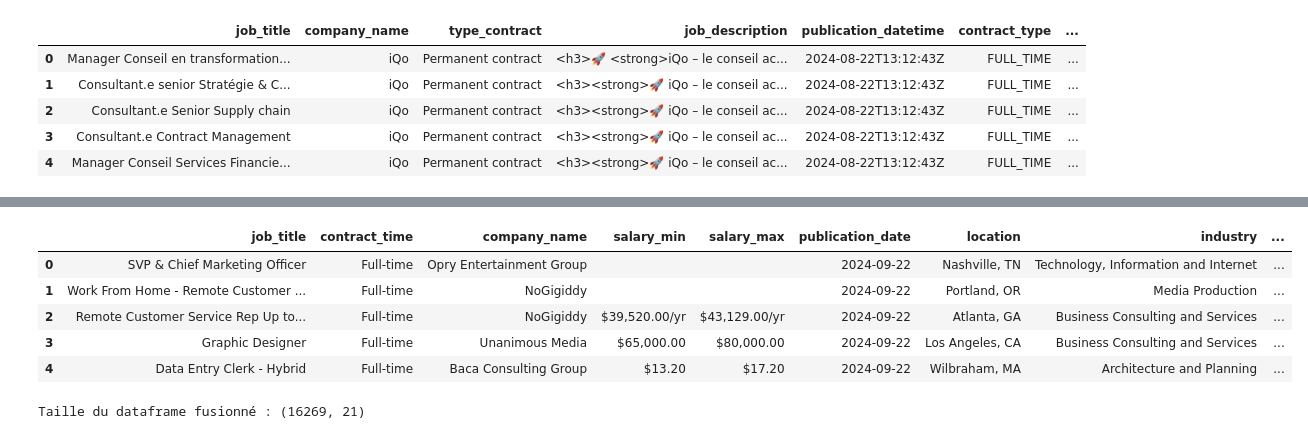
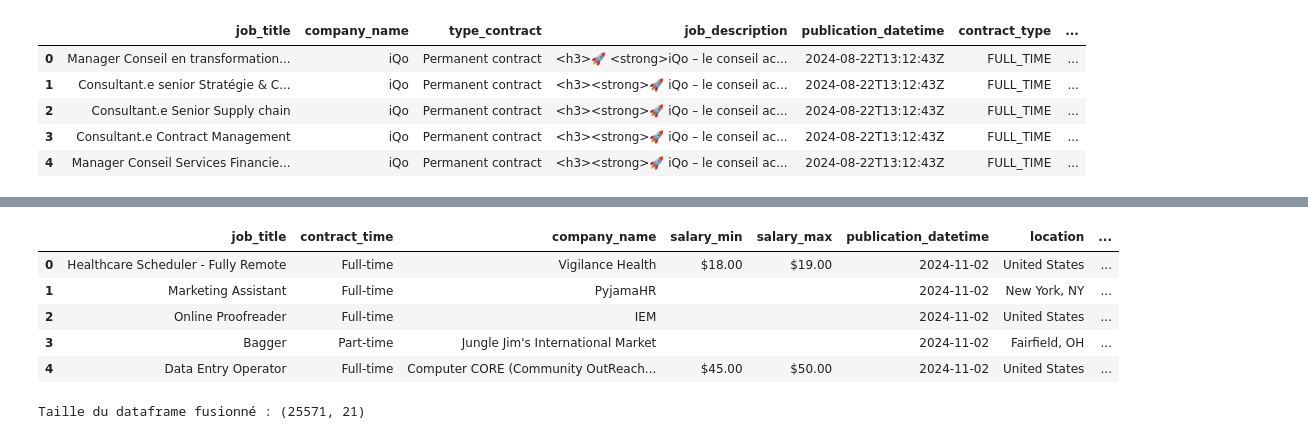
Before and after one commit to sodagt/JobMarket, a Jupyter notebook: processing/process_jobs.ipynb, the cells around one changed output, grey strips where cells are left out. Drawn from its saved outputs; the diff is of its cells as text; code cells hidden in the pictures.

Commit message:
dataframe final job et ajout traduction DE

```diff
--- a/processing/process_jobs.ipynb
+++ b/processing/process_jobs.ipynb
@@ -168,35 +217,37 @@ time_str = "2024-08-22T13:12:43Z"
 # %%
 jobs_linkedin_selected = jobs_linkedin[['title','employment_type', 'company','salary_min','salary_max',
-'posted_time','location','job_industry','link']].rename(columns={'title': 'job_title', 'employment_type': 'contract_time',
-'company': 'company_name','posted_time': 'publication_date','job_industry': 'industry','link': 'offer_link'})
+'posted_time','location','job_industry','link','source','seniority_level','job_function']].rename(columns={'title': 'job_title', 'employment_type': 'contract_time',
+'company': 'company_name','posted_time': 'publication_datetime','job_industry': 'industry','link': 'offer_link','seniority_level':'levels','job_function':'category'})
 
 #jobs_linkedin_selected['publication_date'] = pd.to_datetime(jobs_adzuna_selected['publication_datetime']).dt.strftime("%Y-%m-%d")
 jobs_linkedin_selected['contents']='not available'
 jobs_linkedin_selected['currency']='a travailler'
 jobs_linkedin_selected['publication_time'] =None
 
+jobs_linkedin_selected['publication_date'] = pd.to_datetime(jobs_linkedin_selected['publication_datetime']).dt.strftime("%Y-%m-%d")
+
 jobs_linkedin_selected['contract_type']='not available'
-jobs_linkedin_selected['category']='not available'
-jobs_linkedin_selected['locations_company']='not available'
-#jobs_linkedin_selected['location'] = jobs_linkedin_selected['location'].astype(str)
-#jobs_linkedin_selected['location'] = jobs_linkedin_selected['location'].str.replace(r'[\[\]]', '', regex=True)
+
+#jobs_linkedin_selected['locations_company']='not available'
+
 #jobs_linkedin_selected['job_description'] = jobs_linkedin_selected['job_description'].apply(clean_text)
 jobs_linkedin_selected.head()
 # %% [output]
-|  | job_title | contract_time | company_name | salary_min | salary_max | publication_date | location | industry | ... |
-| 0 | SVP & Chief Marketing Officer | Full-time | Opry Entertainment Group |  |  | 2024-09-22 | Nashville, TN | Technology, Information and Internet | ... |
-| 1 | Work From Home - Remote Customer ... | Full-time | NoGigiddy |  |  | 2024-09-22 | Portland, OR | Media Production | ... |
-| 2 | Remote Customer Service Rep Up to... | Full-time | NoGigiddy | $39,520.00/yr | $43,129.00/yr | 2024-09-22 | Atlanta, GA | Business Consulting and Services | ... |
-| 3 | Graphic Designer | Full-time | Unanimous Media | $65,000.00 | $80,000.00 | 2024-09-22 | Los Angeles, CA | Business Consulting and Services | ... |
-| 4 | Data Entry Clerk - Hybrid | Full-time | Baca Consulting Group | $13.20 | $17.20 | 2024-09-22 | Wilbraham, MA | Architecture and Planning | ... |
+|  | job_title | contract_time | company_name | salary_min | salary_max | publication_datetime | location | ... |
+| 0 | Healthcare Scheduler - Fully Remote | Full-time | Vigilance Health | $18.00 | $19.00 | 2024-11-02 | United States | ... |
+| 1 | Marketing Assistant | Full-time | PyjamaHR |  |  | 2024-11-02 | New York, NY | ... |
+| 2 | Online Proofreader | Full-time | IEM |  |  | 2024-11-02 | United States | ... |
+| 3 | Bagger | Part-time | Jungle Jim's International Market |  |  | 2024-11-02 | Fairfield, OH | ... |
+| 4 | Data Entry Operator | Full-time | Computer CORE (Community OutReach... | $45.00 | $50.00 | 2024-11-02 | United States | ... |
 # %%
 jobs1 = pd.concat([jobs_linkedin_selected, jobs_theMuse_selected], axis=0)
 jobs2 = pd.concat([jobs1, jobs_adzuna_selected], axis=0)
 jobs_final = pd.concat([jobs2, jobs_wttj_selected], axis=0)
-
+jobs_final=jobs_final.drop_duplicates()
 #jobs = pd.concat([jobs2, jobs_wttj_selected], axis=0)
 
 shape=jobs_final.shape
 print(f"Taille du dataframe fusionné : {shape}")
+#Taille du dataframe fusionné : (16269, 21)
 # %% [output]
-Taille du dataframe fusionné : (16269, 21)
+Taille du dataframe fusionné : (25571, 21)
```
Also changed, not shown: parts of 17 cells of this notebook, 3 other files.
